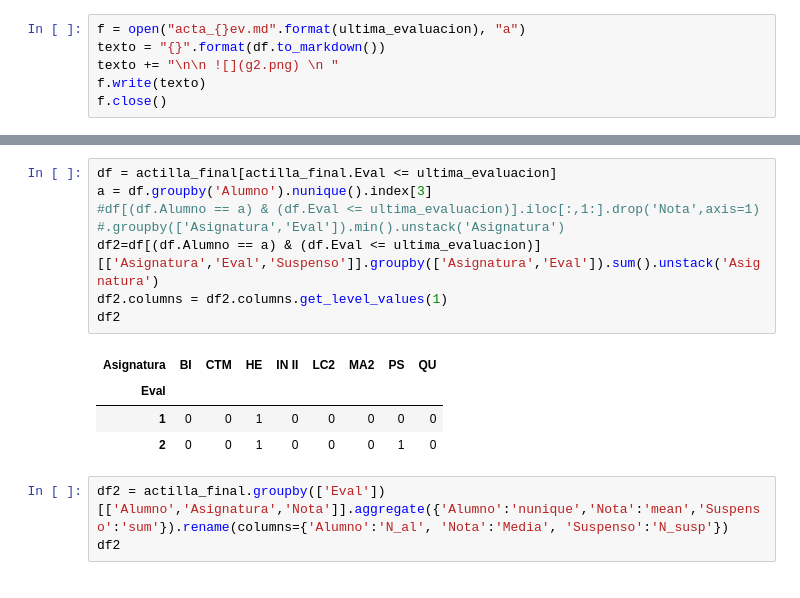
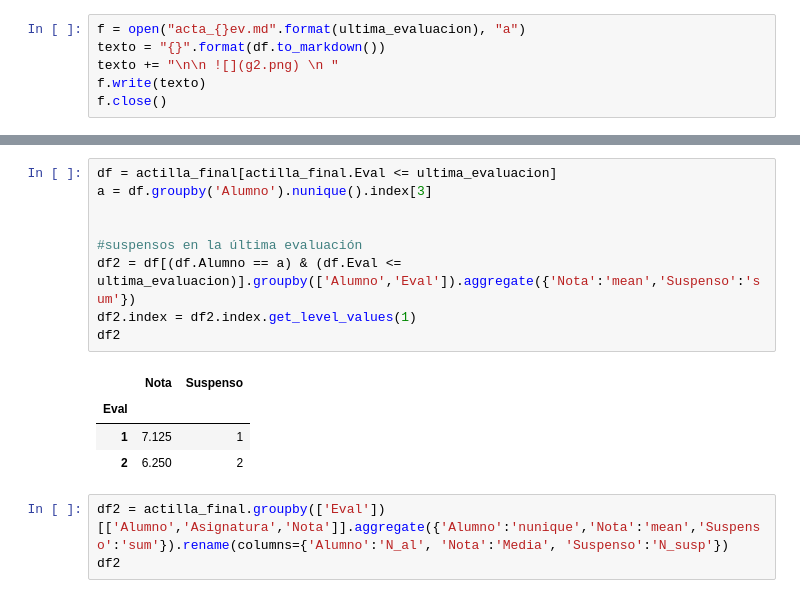
Before and after one commit to crdguez/mat4ac, a Jupyter notebook: notebooks/est_evaluacion_2021.ipynb, the cells around one changed output, grey strips where cells are left out. Saved outputs shown, nothing was run; the diff lists cells and outputs as text.

```diff
--- a/notebooks/est_evaluacion_2021.ipynb
+++ b/notebooks/est_evaluacion_2021.ipynb
@@ -350,16 +355,17 @@ for a in df.groupby('Alumno').nunique().index :
 # %%
 df = actilla_final[actilla_final.Eval <= ultima_evaluacion]
 a = df.groupby('Alumno').nunique().index[3]
-#df[(df.Alumno == a) & (df.Eval <= ultima_evaluacion)].iloc[:,1:].drop('Nota',axis=1)
-#.groupby(['Asignatura','Eval']).min().unstack('Asignatura')
-df2=df[(df.Alumno == a) & (df.Eval <= ultima_evaluacion)][['Asignatura','Eval','Suspenso']].groupby(['Asignatura','Eval']).sum().unstack('Asignatura')
-df2.columns = df2.columns.get_level_values(1)
+
+
+#suspensos en la última evaluación
+df2 = df[(df.Alumno == a) & (df.Eval <= ultima_evaluacion)].groupby(['Alumno','Eval']).aggregate({'Nota':'mean','Suspenso':'sum'})
+df2.index = df2.index.get_level_values(1)
 df2
 # %% [output]
-| Asignatura | BI | CTM | HE | IN II | LC2 | MA2 | PS | QU |
-| Eval |  |  |  |  |  |  |  |  |
-| 1 | 0 | 0 | 1 | 0 | 0 | 0 | 0 | 0 |
-| 2 | 0 | 0 | 1 | 0 | 0 | 0 | 1 | 0 |
+|  | Nota | Suspenso |
+| Eval |  |  |
+| 1 | 7.125 | 1 |
+| 2 | 6.250 | 2 |
 # %%
 df2 = actilla_final.groupby(['Eval'])[['Alumno','Asignatura','Nota']].aggregate({'Alumno':'nunique','Nota':'mean','Suspenso':'sum'}).rename(columns={'Alumno':'N_al', 'Nota':'Media', 'Suspenso':'N_susp'})
 df2
```
Also changed, not shown: parts of 1 cell of this notebook.
